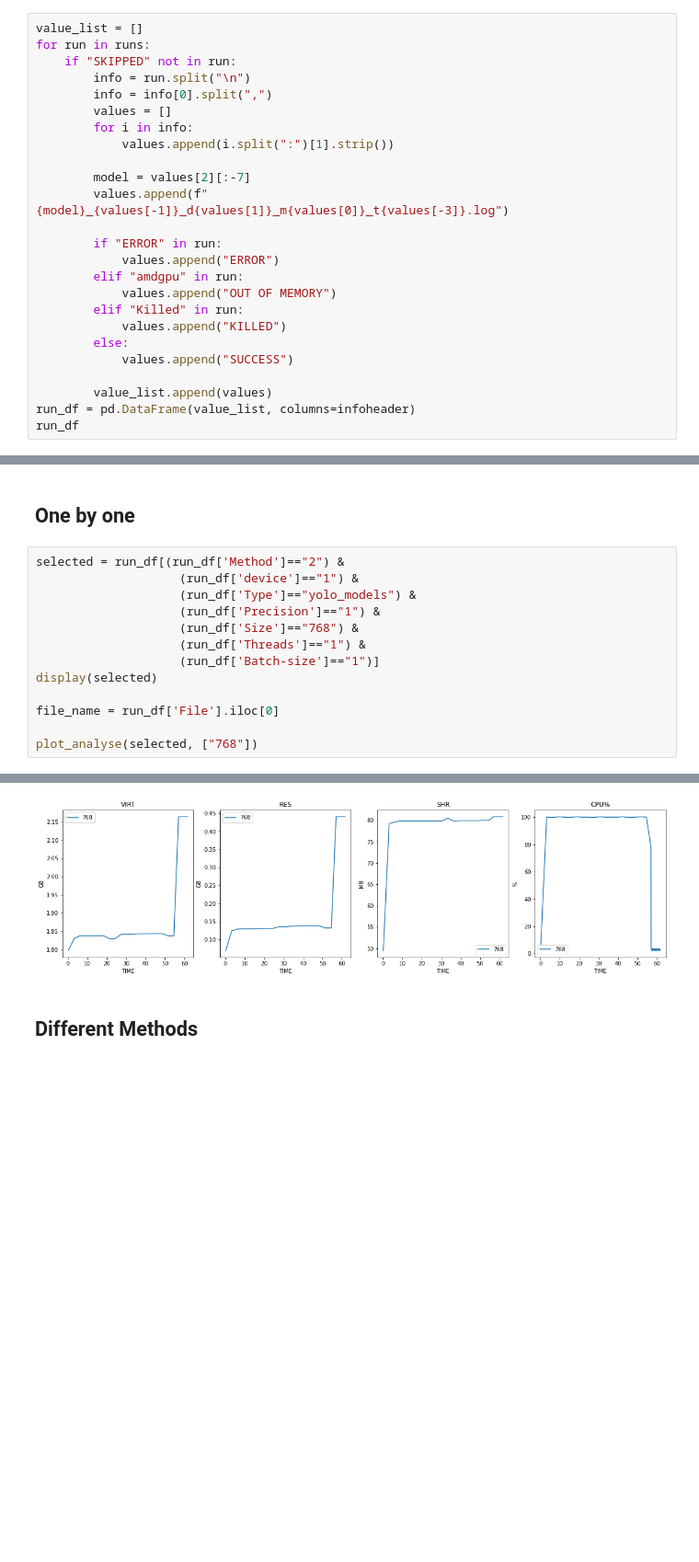
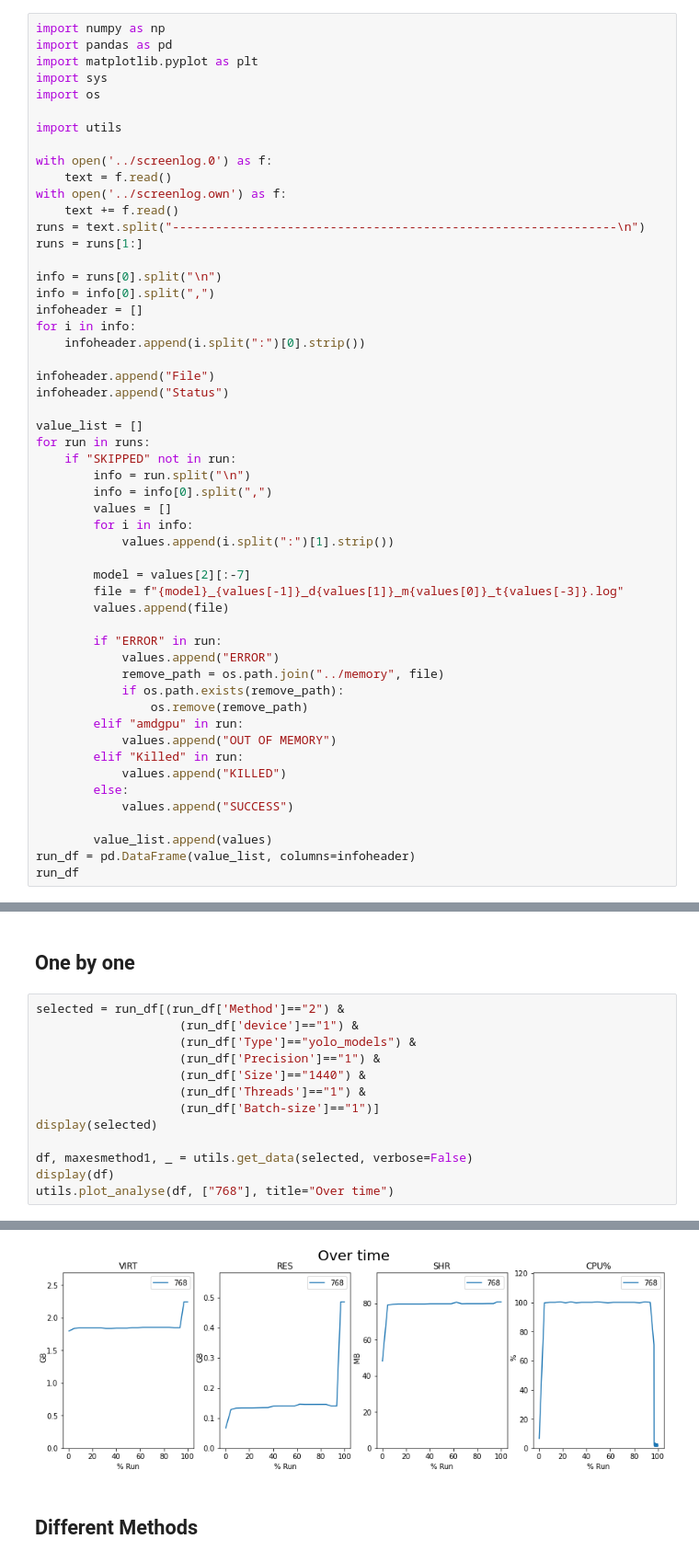
Before and after one commit to Sara980710/TFLite, a Jupyter notebook: python/analyze_memory.ipynb, the cells around one changed output, grey strips where cells are left out. Shown at 92% size. Saved outputs shown, nothing was run; the diff lists cells and outputs as text; blank space fills up the shorter version.

```diff
--- a/python/analyze_memory.ipynb
+++ b/python/analyze_memory.ipynb
@@ -34,4 +1,28 @@ infoheader
 # %%
+import numpy as np
+import pandas as pd
+import matplotlib.pyplot as plt
+import sys
+import os
+
+import utils
+
+with open('../screenlog.0') as f:
+    text = f.read()
+with open('../screenlog.own') as f:
+    text += f.read()
+runs = text.split("--------------------------------------------------------------\n")
+runs = runs[1:]
+
+info = runs[0].split("\n")
+info = info[0].split(",")
+infoheader = []
+for i in info:
+    infoheader.append(i.split(":")[0].strip())
+
+infoheader.append("File")
+infoheader.append("Status")
+
 value_list = []
 for run in runs:
     if "SKIPPED" not in run:
@@ -42,10 +33,14 @@ for run in runs:
             values.append(i.split(":")[1].strip())
 
         model = values[2][:-7]
-        values.append(f"{model}_{values[-1]}_d{values[1]}_m{values[0]}_t{values[-3]}.log")
+        file = f"{model}_{values[-1]}_d{values[1]}_m{values[0]}_t{values[-3]}.log"
+        values.append(file)
 
         if "ERROR" in run:
             values.append("ERROR")
+            remove_path = os.path.join("../memory", file)
+            if os.path.exists(remove_path):
+                os.remove(remove_path)
         elif "amdgpu" in run:
             values.append("OUT OF MEMORY")
         elif "Killed" in run:
@@ -192,13 +74,13 @@ selected = run_df[(run_df['Method']=="2") &
                     (run_df['device']=="1") &
                     (run_df['Type']=="yolo_models") &
                     (run_df['Precision']=="1") &
-                    (run_df['Size']=="768") &
+                    (run_df['Size']=="1440") &
                     (run_df['Threads']=="1") &
                     (run_df['Batch-size']=="1")]
 display(selected)
 
-file_name = run_df['File'].iloc[0]
-
-plot_analyse(selected, ["768"])
+df, maxesmethod1, _ = utils.get_data(selected, verbose=False)
+display(df)
+utils.plot_analyse(df, ["768"], title="Over time")
 # %% [output]
 |  | Method | device | Type | Precision | Size | Threads | Batch-size | Model | File | Status |
@@ -206,3 +101,3 @@ plot_analyse(selected, ["768"])
-[figure, old version]
+[figure, new version]
 # %% [markdown]
 ## Different Methods
```
Also changed, not shown: parts of 44 cells of this notebook, 10 other files.
